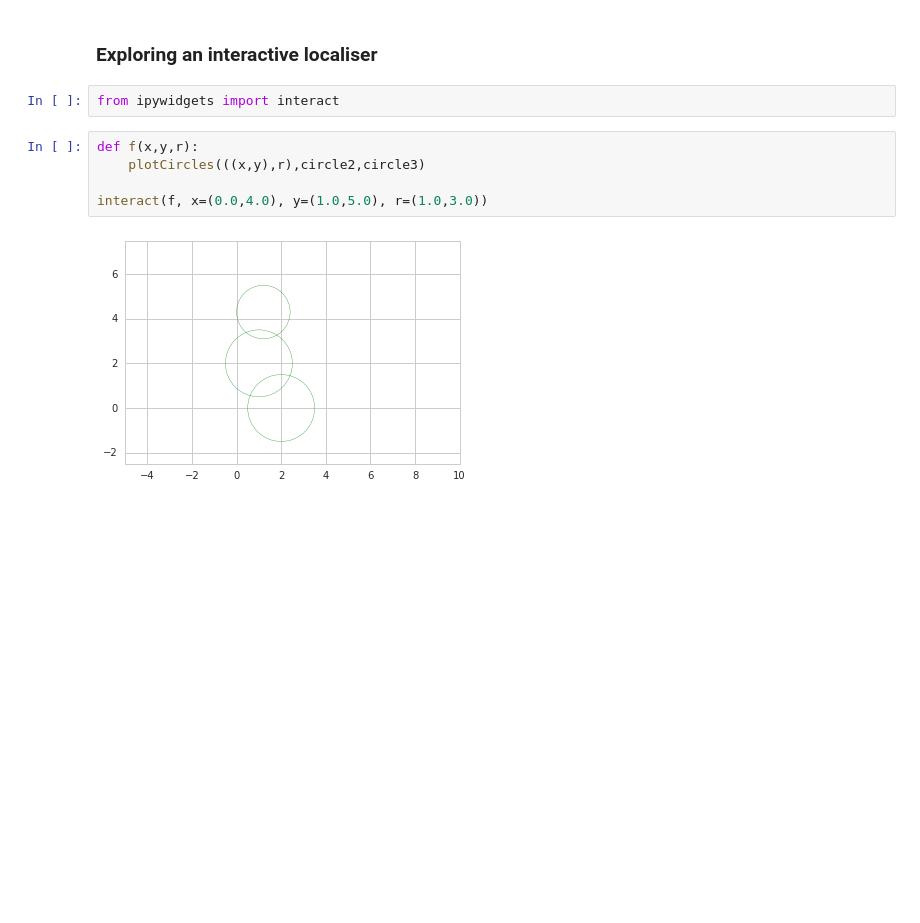
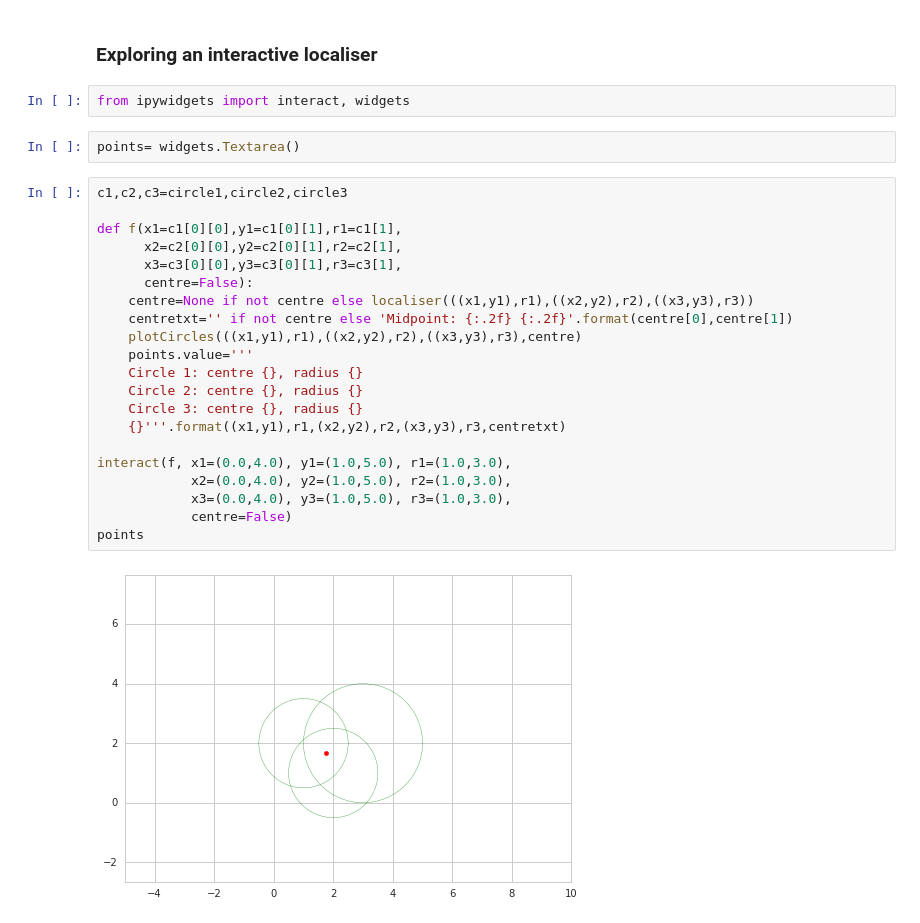
Before and after one commit to psychemedia/OU-TM11N, a Jupyter notebook: triangulation_trilateration.ipynb, the cells around one changed output. Cells and saved outputs as stored; diff of their text form; blank space fills up the shorter version.

```diff
--- a/triangulation_trilateration.ipynb
+++ b/triangulation_trilateration.ipynb
@@ -90,11 +90,29 @@ plotCircles(circle1,circle2,circle3, localiser(circle1,circle2,circle3) )
 # %% [markdown]
 ### Exploring an interactive localiser
 # %%
-from ipywidgets import interact
+from ipywidgets import interact, widgets
-# %%
-def f(x,y,r):
-    plotCircles(((x,y),r),circle2,circle3)
-
-interact(f, x=(0.0,4.0), y=(1.0,5.0), r=(1.0,3.0))
-# %% [output]
-[figure, removed]
+# %%
+points= widgets.Textarea()
+# %%
+c1,c2,c3=circle1,circle2,circle3
+
+def f(x1=c1[0][0],y1=c1[0][1],r1=c1[1],
+      x2=c2[0][0],y2=c2[0][1],r2=c2[1],
+      x3=c3[0][0],y3=c3[0][1],r3=c3[1],
+      centre=False):
+    centre=None if not centre else localiser(((x1,y1),r1),((x2,y2),r2),((x3,y3),r3))
+    centretxt='' if not centre else 'Midpoint: {:.2f} {:.2f}'.format(centre[0],centre[1])
+    plotCircles(((x1,y1),r1),((x2,y2),r2),((x3,y3),r3),centre)
+    points.value='''
+    Circle 1: centre {}, radius {}
+    Circle 2: centre {}, radius {}
+    Circle 3: centre {}, radius {}
+    {}'''.format((x1,y1),r1,(x2,y2),r2,(x3,y3),r3,centretxt)
+
+interact(f, x1=(0.0,4.0), y1=(1.0,5.0), r1=(1.0,3.0),
+            x2=(0.0,4.0), y2=(1.0,5.0), r2=(1.0,3.0),
+            x3=(0.0,4.0), y3=(1.0,5.0), r3=(1.0,3.0),
+            centre=False)
+points
+# %% [output]
+[figure, added]
```
Also changed, not shown: parts of 2 cells of this notebook.
